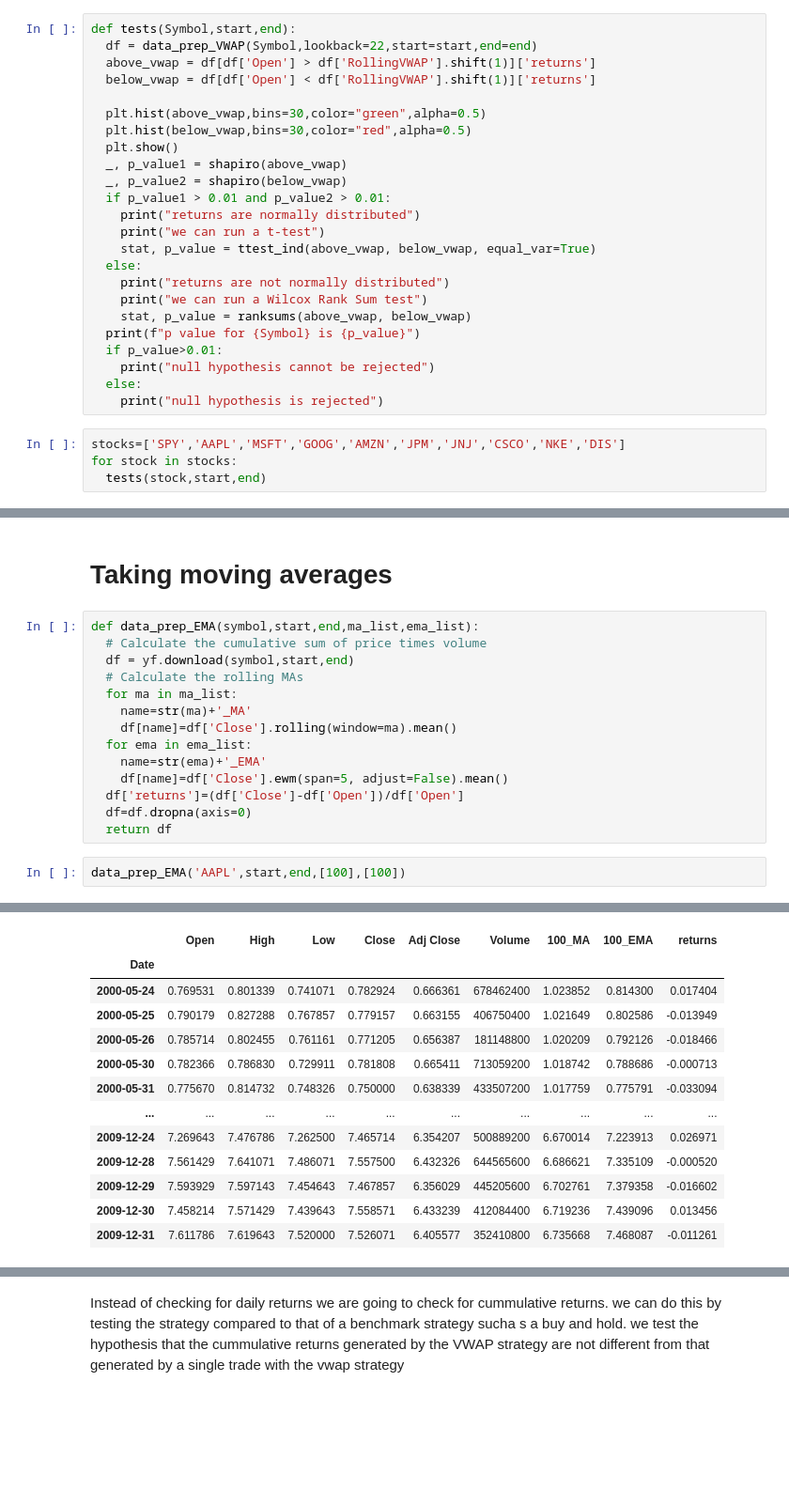
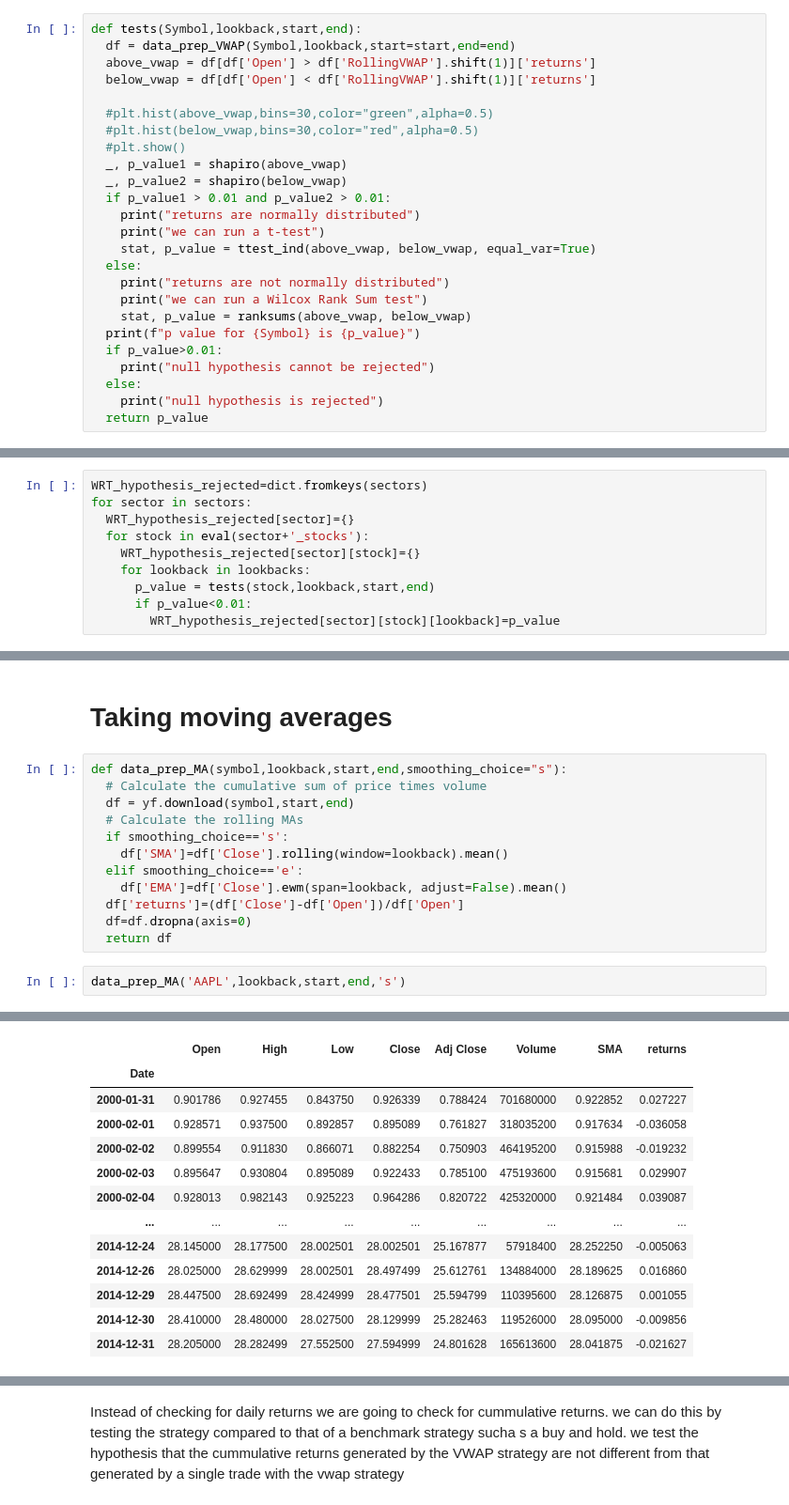
Before and after one commit to SamanvayMS/FIN-554-Algo-trading-finalproject, a Jupyter notebook: VWAP_hypothesis_tests.ipynb, the cells around one changed output, grey strips where cells are left out. Shown at 94% size. Cells and saved outputs as stored; diff of their text form; blank space fills up the shorter version.

```diff
--- a/VWAP_hypothesis_tests.ipynb
+++ b/VWAP_hypothesis_tests.ipynb
@@ -134,14 +179,14 @@ H0:-There is no significant relationship between the returns and the price's pos
 
 H1:-The returns are significantly positive when the price is above the VWAP and significantly negative when the price is below the VWAP.
 # %%
-def tests(Symbol,start,end):
-  df = data_prep_VWAP(Symbol,lookback=22,start=start,end=end)
+def tests(Symbol,lookback,start,end):
+  df = data_prep_VWAP(Symbol,lookback,start=start,end=end)
   above_vwap = df[df['Open'] > df['RollingVWAP'].shift(1)]['returns']
   below_vwap = df[df['Open'] < df['RollingVWAP'].shift(1)]['returns']
 
-  plt.hist(above_vwap,bins=30,color="green",alpha=0.5)
-  plt.hist(below_vwap,bins=30,color="red",alpha=0.5)
-  plt.show()
+  #plt.hist(above_vwap,bins=30,color="green",alpha=0.5)
+  #plt.hist(below_vwap,bins=30,color="red",alpha=0.5)
+  #plt.show()
   _, p_value1 = shapiro(above_vwap)
   _, p_value2 = shapiro(below_vwap)
   if p_value1 > 0.01 and p_value2 > 0.01:
@@ -157,7 +202,4 @@ def tests(Symbol,start,end):
     print("null hypothesis cannot be rejected")
   else:
     print("null hypothesis is rejected")
+  return p_value
-# %%
-stocks=['SPY','AAPL','MSFT','GOOG','AMZN','JPM','JNJ','CSCO','NKE','DIS']
-for stock in stocks:
-  tests(stock,start,end)
@@ -197,0 +206,10 @@ null hypothesis cannot be rejected
+# %%
+WRT_hypothesis_rejected=dict.fromkeys(sectors)
+for sector in sectors:
+  WRT_hypothesis_rejected[sector]={}
+  for stock in eval(sector+'_stocks'):
+    WRT_hypothesis_rejected[sector][stock]={}
+    for lookback in lookbacks:
+      p_value = tests(stock,lookback,start,end)
+      if p_value<0.01:
+        WRT_hypothesis_rejected[sector][stock][lookback]=p_value
@@ -198,33 +254,31 @@ null hypothesis cannot be rejected
 # %% [markdown]
 # Taking moving averages
 # %%
-def data_prep_EMA(symbol,start,end,ma_list,ema_list):
+def data_prep_MA(symbol,lookback,start,end,smoothing_choice="s"):
   # Calculate the cumulative sum of price times volume
   df = yf.download(symbol,start,end)
   # Calculate the rolling MAs
-  for ma in ma_list:
-    name=str(ma)+'_MA'
-    df[name]=df['Close'].rolling(window=ma).mean()
-  for ema in ema_list:
-    name=str(ema)+'_EMA'
-    df[name]=df['Close'].ewm(span=5, adjust=False).mean()
+  if smoothing_choice=='s':
+    df['SMA']=df['Close'].rolling(window=lookback).mean()
+  elif smoothing_choice=='e':
+    df['EMA']=df['Close'].ewm(span=lookback, adjust=False).mean()
   df['returns']=(df['Close']-df['Open'])/df['Open']
   df=df.dropna(axis=0)
   return df
 # %%
-data_prep_EMA('AAPL',start,end,[100],[100])
+data_prep_MA('AAPL',lookback,start,end,'s')
 # %% [output]
 [*********************100%***********************]  1 of 1 completed
-|  | Open | High | Low | Close | Adj Close | Volume | 100_MA | 100_EMA | returns |
-| Date |  |  |  |  |  |  |  |  |  |
-| 2000-05-24 | 0.769531 | 0.801339 | 0.741071 | 0.782924 | 0.666361 | 678462400 | 1.023852 | 0.814300 | 0.017404 |
-| 2000-05-25 | 0.790179 | 0.827288 | 0.767857 | 0.779157 | 0.663155 | 406750400 | 1.021649 | 0.802586 | -0.013949 |
-| 2000-05-26 | 0.785714 | 0.802455 | 0.761161 | 0.771205 | 0.656387 | 181148800 | 1.020209 | 0.792126 | -0.018466 |
-| 2000-05-30 | 0.782366 | 0.786830 | 0.729911 | 0.781808 | 0.665411 | 713059200 | 1.018742 | 0.788686 | -0.000713 |
-| 2000-05-31 | 0.775670 | 0.814732 | 0.748326 | 0.750000 | 0.638339 | 433507200 | 1.017759 | 0.775791 | -0.033094 |
-| ... | ... | ... | ... | ... | ... | ... | ... | ... | ... |
-| 2009-12-24 | 7.269643 | 7.476786 | 7.262500 | 7.465714 | 6.354207 | 500889200 | 6.670014 | 7.223913 | 0.026971 |
-| 2009-12-28 | 7.561429 | 7.641071 | 7.486071 | 7.557500 | 6.432326 | 644565600 | 6.686621 | 7.335109 | -0.000520 |
-| 2009-12-29 | 7.593929 | 7.597143 | 7.454643 | 7.467857 | 6.356029 | 445205600 | 6.702761 | 7.379358 | -0.016602 |
-| 2009-12-30 | 7.458214 | 7.571429 | 7.439643 | 7.558571 | 6.433239 | 412084400 | 6.719236 | 7.439096 | 0.013456 |
-| 2009-12-31 | 7.611786 | 7.619643 | 7.520000 | 7.526071 | 6.405577 | 352410800 | 6.735668 | 7.468087 | -0.011261 |
+|  | Open | High | Low | Close | Adj Close | Volume | SMA | returns |
+| Date |  |  |  |  |  |  |  |  |
+| 2000-01-31 | 0.901786 | 0.927455 | 0.843750 | 0.926339 | 0.788424 | 701680000 | 0.922852 | 0.027227 |
+| 2000-02-01 | 0.928571 | 0.937500 | 0.892857 | 0.895089 | 0.761827 | 318035200 | 0.917634 | -0.036058 |
+| 2000-02-02 | 0.899554 | 0.911830 | 0.866071 | 0.882254 | 0.750903 | 464195200 | 0.915988 | -0.019232 |
+| 2000-02-03 | 0.895647 | 0.930804 | 0.895089 | 0.922433 | 0.785100 | 475193600 | 0.915681 | 0.029907 |
+| 2000-02-04 | 0.928013 | 0.982143 | 0.925223 | 0.964286 | 0.820722 | 425320000 | 0.921484 | 0.039087 |
+| ... | ... | ... | ... | ... | ... | ... | ... | ... |
+| 2014-12-24 | 28.145000 | 28.177500 | 28.002501 | 28.002501 | 25.167877 | 57918400 | 28.252250 | -0.005063 |
+| 2014-12-26 | 28.025000 | 28.629999 | 28.002501 | 28.497499 | 25.612761 | 134884000 | 28.189625 | 0.016860 |
+| 2014-12-29 | 28.447500 | 28.692499 | 28.424999 | 28.477501 | 25.594799 | 110395600 | 28.126875 | 0.001055 |
+| 2014-12-30 | 28.410000 | 28.480000 | 28.027500 | 28.129999 | 25.282463 | 119526000 | 28.095000 | -0.009856 |
+| 2014-12-31 | 28.205000 | 28.282499 | 27.552500 | 27.594999 | 24.801628 | 165613600 | 28.041875 | -0.021627 |
```
Also changed, not shown: parts of 45 cells of this notebook.
